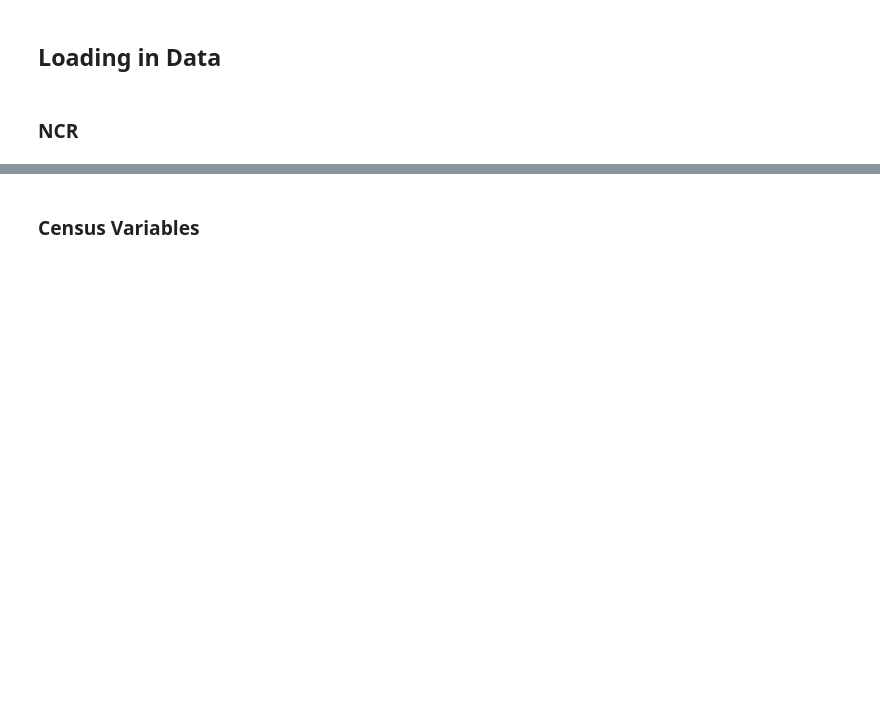
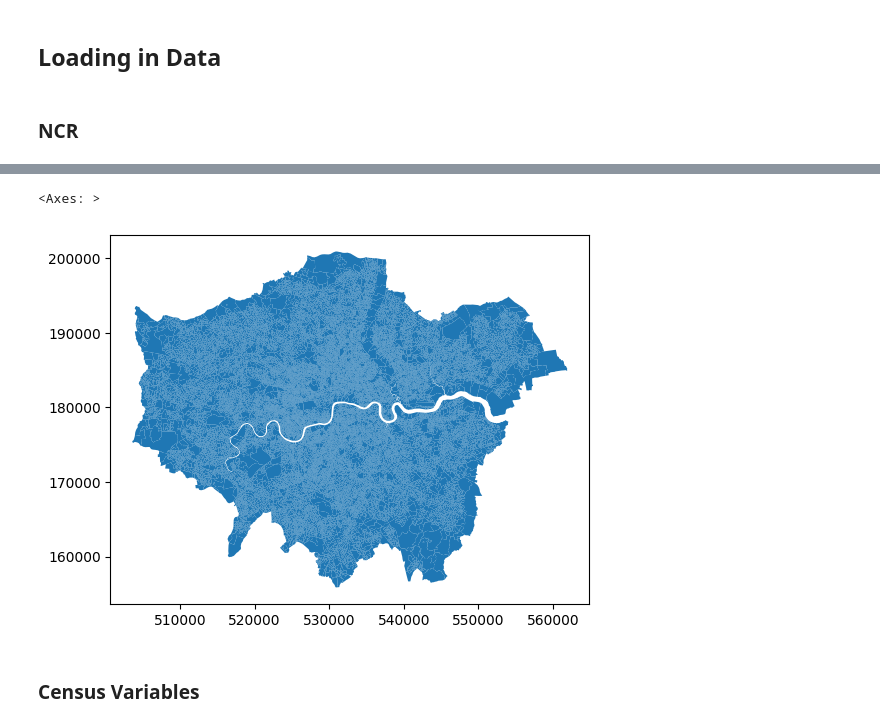
Before and after one commit to nifemi-alonge/evcs_spatial_analysis, a Jupyter notebook: Alonge_O_Dissertation_Analysis.ipynb, the cells around one changed output, grey strips where cells are left out. Saved outputs shown, nothing was run; the diff lists cells and outputs as text; code cells hidden in the pictures; blank space fills up the shorter version.

```diff
--- a/Alonge_O_Dissertation_Analysis.ipynb
+++ b/Alonge_O_Dissertation_Analysis.ipynb
@@ -40,0 +61,3 @@ import pandas as pd
+# %%
+oa_bound = gpd.read_file("/content/drive/MyDrive/GDS-Yr2/Dissertation/Data/OA_2011_London_gen_MHW.shp")
+oa_bound.head()
@@ -41,3 +71,8 @@ import pandas as pd
+# %%
+oa_bound.plot()
+# %% [output]
+<Axes: >
+[figure, added]
 # %% [markdown]
 ### Census Variables
 # %% [markdown]
```
Also changed, not shown: parts of 13 cells of this notebook.
